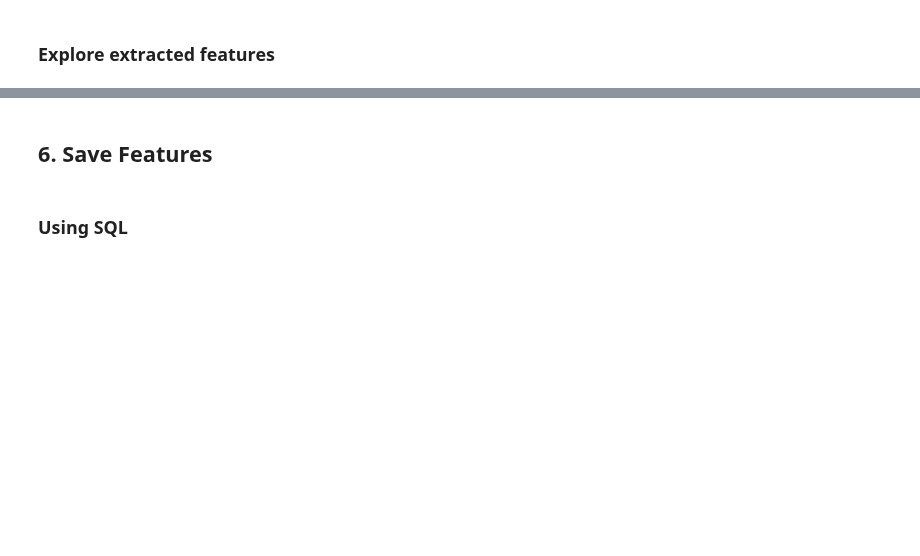
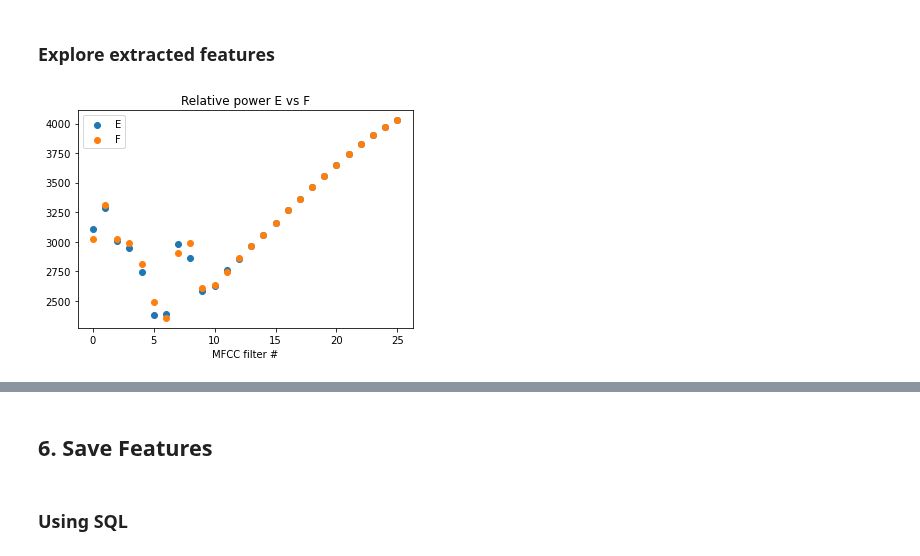
Before and after one commit to bwalsh62/note-recognition, a Jupyter notebook: 0_notebooks/1_Data_Prep.ipynb, the cells around one changed output, grey strips where cells are left out. Cells and saved outputs as stored; diff of their text form; code cells hidden in the pictures; blank space fills up the shorter version.

```diff
--- a/0_notebooks/1_Data_Prep.ipynb
+++ b/0_notebooks/1_Data_Prep.ipynb
@@ -229,14 +261,16 @@ X_feat.head()
 # %%
 NOTE_TEST1 = 'E'
 NOTE_TEST2 = 'F'
-plt.stem(X_feat[y_aug['note'].str.contains(NOTE_TEST1)].mean())
-plt.stem(X_feat[y_aug['note'].str.contains(NOTE_TEST2)].mean())
+plt.scatter(np.arange(X_feat.shape[1]), X_feat[y_aug['note'].str.contains(NOTE_TEST1)].mean())
+plt.scatter(np.arange(X_feat.shape[1]), X_feat[y_aug['note'].str.contains(NOTE_TEST2)].mean())
 plt.legend([NOTE_TEST1, NOTE_TEST2])
 
 #plt.bar(SCALE, X_feat[y_aug['note'].str.contains(NOTE_TEST)].mean())
-plt.title('Relative power across {} note training samples'.format(NOTE_TEST))
+plt.title('Relative power {} vs {}'.format(NOTE_TEST1, NOTE_TEST2))
 plt.xlabel('MFCC filter #')
 plt.show()
+# %% [output]
+[figure, added]
 # %%
 NOTE1 = 'E4'
 NOTE2 = 'F4'
```
Also changed, not shown: parts of 8 cells of this notebook.
